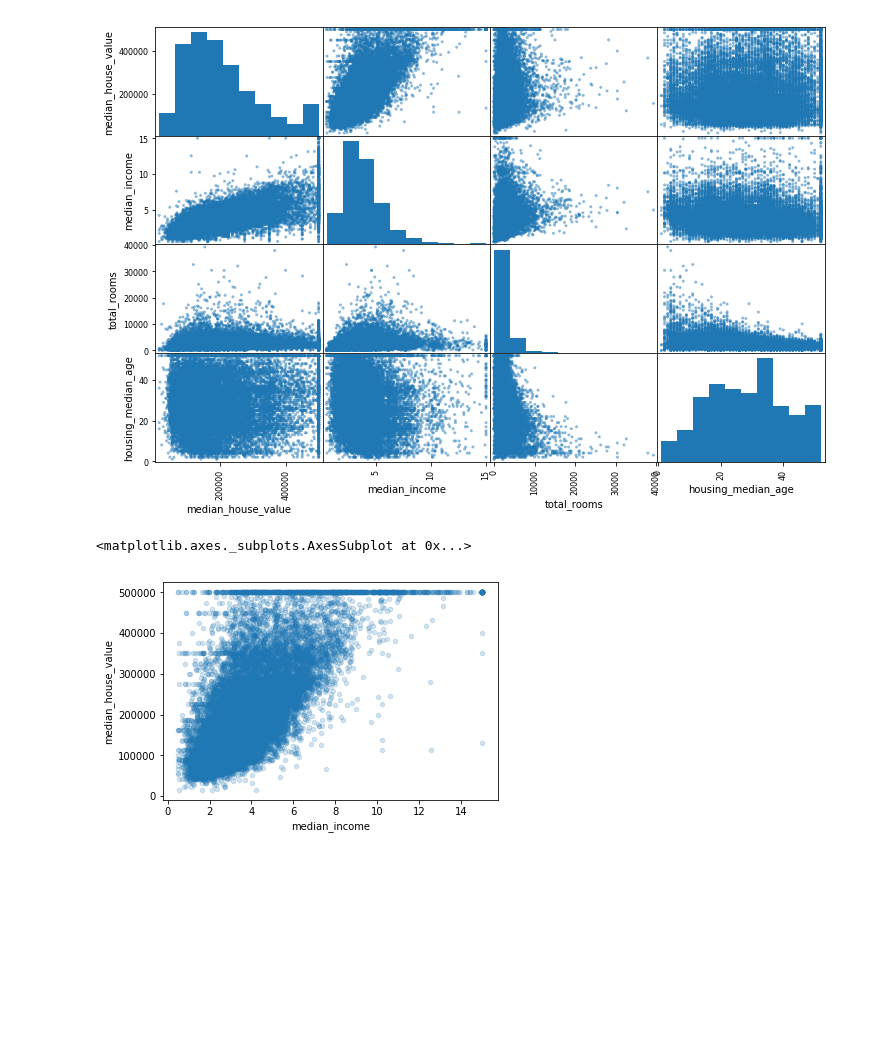
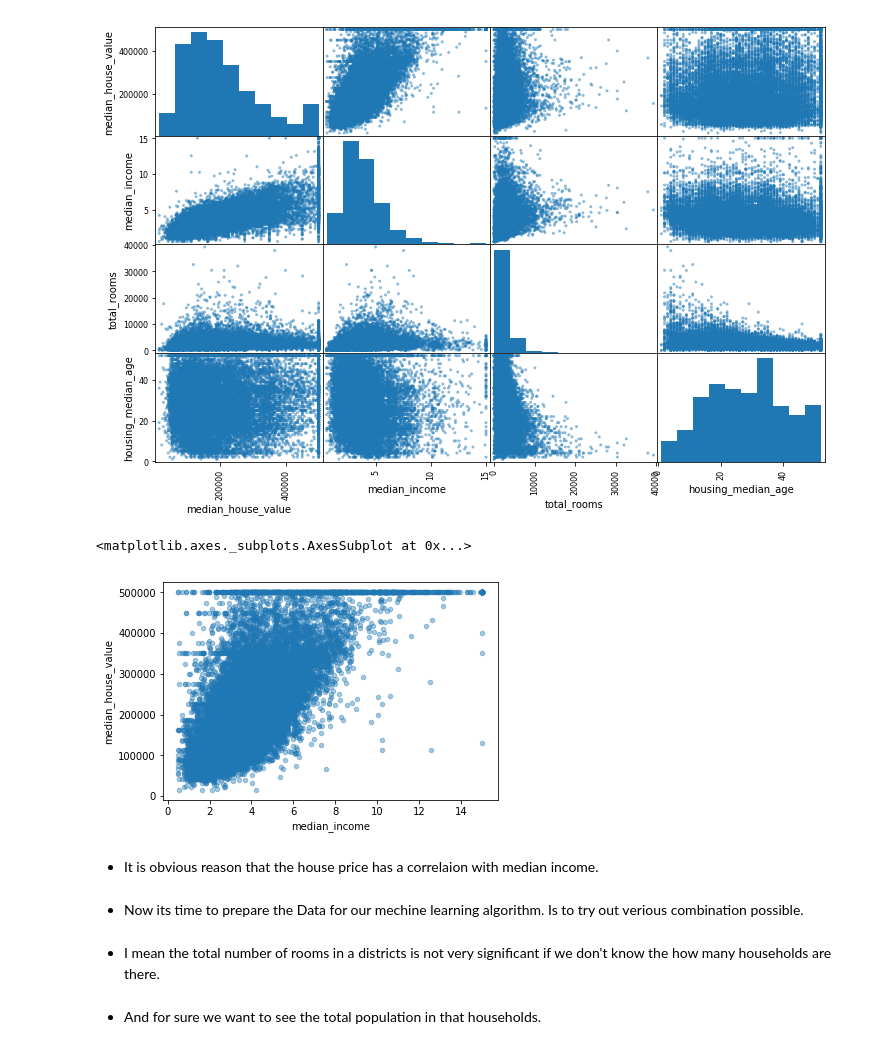
Before and after one commit to mastermindLAB/California-Housing-prices-in-the-bay-area-applied-machine-learning-algorithm-Scikit-learn, a Jupyter notebook: housing.ipynb, the cells around one changed output. Saved outputs shown, nothing was run; the diff lists cells and outputs as text; code cells hidden in the pictures; blank space fills up the shorter version.

```diff
--- a/housing.ipynb
+++ b/housing.ipynb
@@ -210,7 +210,15 @@ array([[<matplotlib.axes._subplots.AxesSubplot object at 0x...>,
       dtype=object)
 [figure]
 # %%
-housing.plot(x = 'median_income' , y = 'median_house_value', alpha =0.2, kind='scatter')
+housing.plot(x = 'median_income' , y = 'median_house_value', alpha = 0.4, kind='scatter')
 # %% [output]
 <matplotlib.axes._subplots.AxesSubplot at 0x...>
-[figure, old version]
+[figure, new version]
+# %% [markdown]
+* It is obvious reason that the house price has a correlaion with median income.
+# %% [markdown]
+* Now its time to prepare the Data for our mechine learning algorithm. Is to try out verious combination possible.
+# %% [markdown]
+* I mean the total number of rooms in a districts is not very significant if we don't know the how many households are there.
+# %% [markdown]
+* And for sure we want to see the total population in that households.
```
Also changed, not shown: parts of 5 cells of this notebook.
